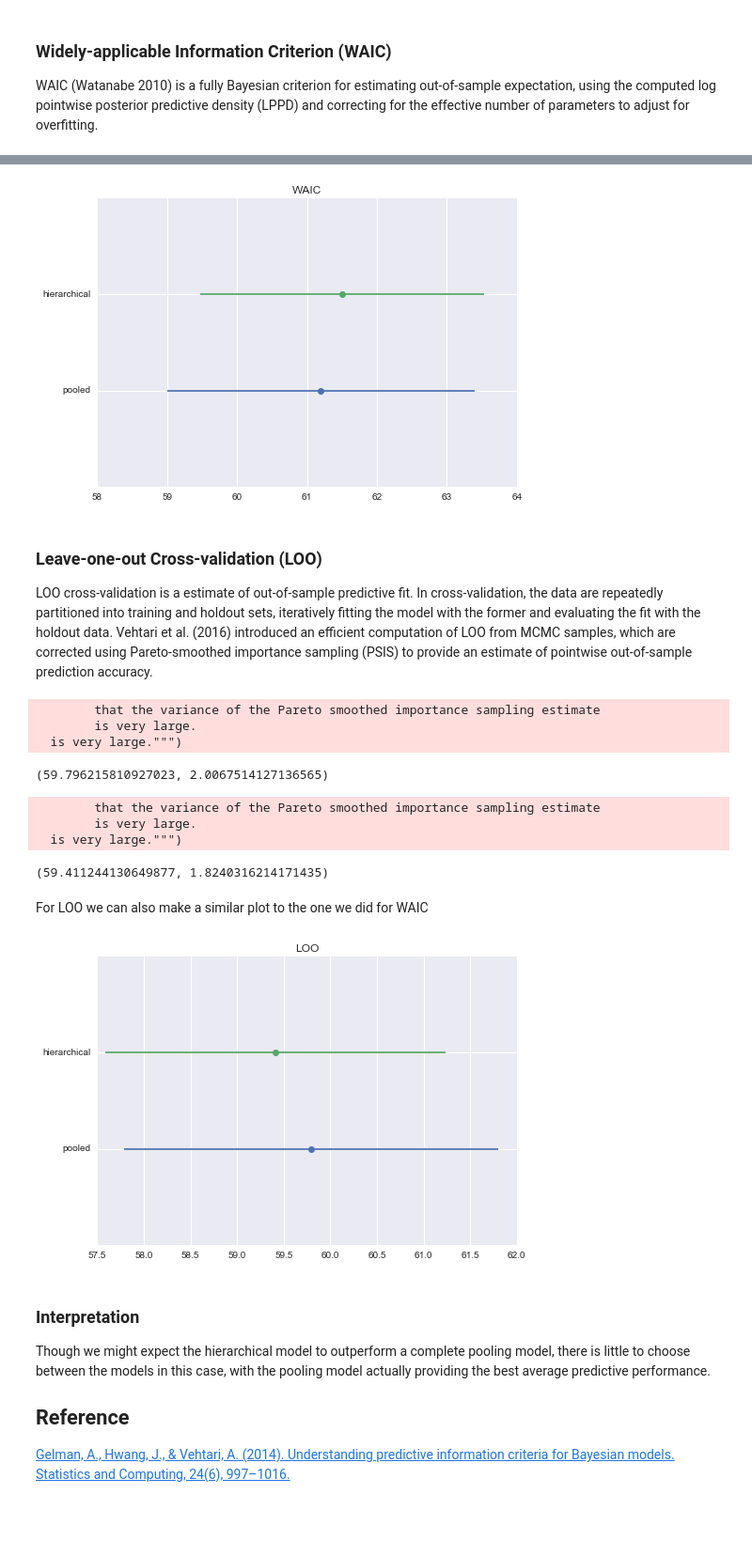
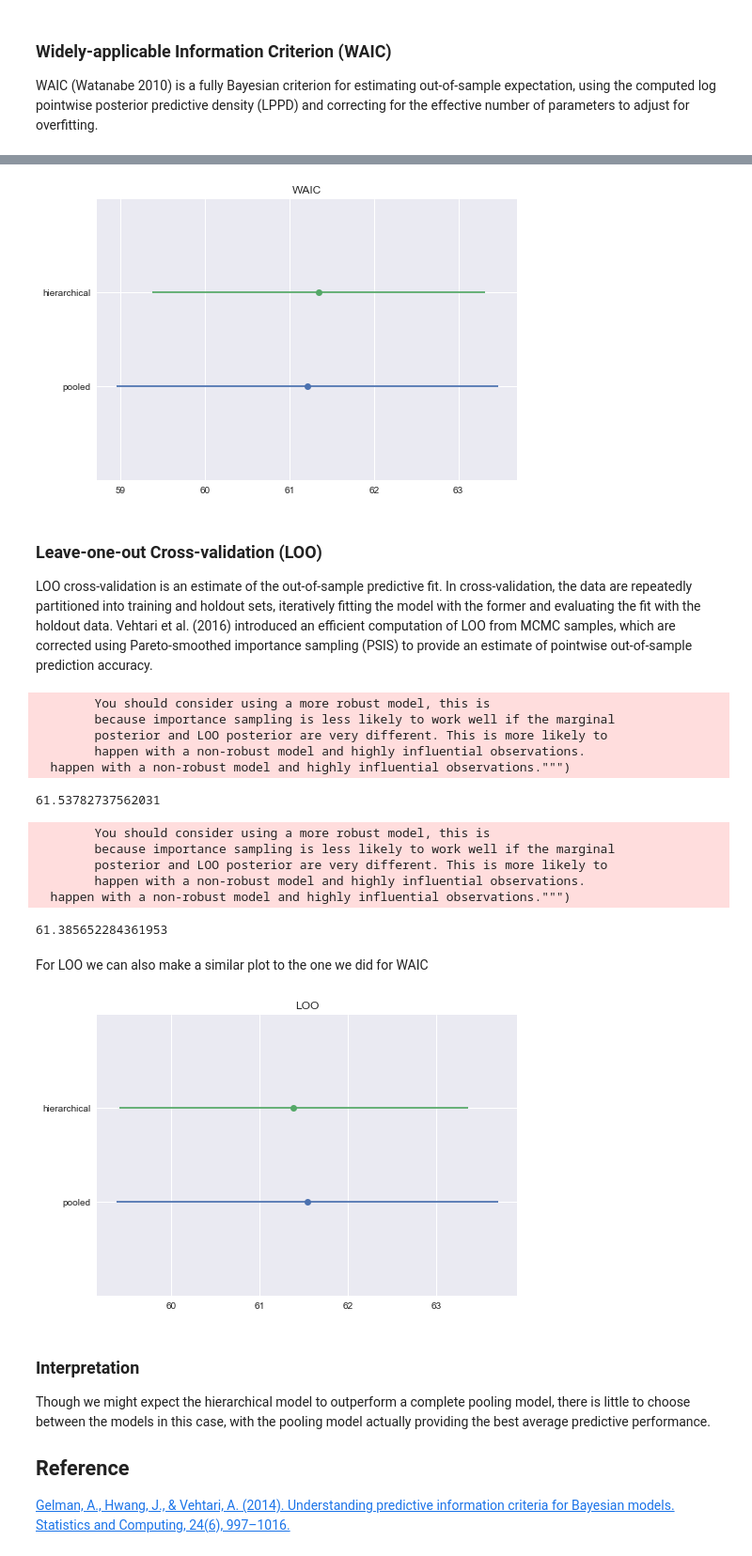
Before and after one commit to se7enstar25/pymc, a Jupyter notebook: docs/source/notebooks/Model Comparison.ipynb, the cells around one changed output, grey strips where cells are left out. Shown at 94% size. Cells and saved outputs as stored; diff of their text form; code cells hidden in the pictures; blank space fills up the shorter version.

```diff
--- a/docs/source/notebooks/Model Comparison.ipynb
+++ b/docs/source/notebooks/Model Comparison.ipynb
@@ -98,45 +95,49 @@ For WAIC PyMC3 reports a point estimate together its standard error. The standar
 # %%
-plt.errorbar(pooled_waic, 0, xerr=pooled_waic_se, fmt='o')
-plt.errorbar(hierarchical_waic, 1, xerr=hierarchical_waic_se, fmt='o')
+plt.errorbar(pooled_waic.WAIC, 0, xerr=pooled_waic.WAIC_se, fmt='o')
+plt.errorbar(hierarchical_waic.WAIC, 1, xerr=hierarchical_waic.WAIC_se, fmt='o')
 plt.title('WAIC')
 plt.yticks(np.arange(0, 2), ('pooled', 'hierarchical'))
 plt.ylim(-1, 2);
 # %% [output]
-[figure, old version]
+[figure, new version]
 # %% [markdown]
 ### Leave-one-out Cross-validation (LOO)
 
-LOO cross-validation is a estimate of out-of-sample predictive fit. In cross-validation, the data are repeatedly partitioned into training and holdout sets, iteratively fitting the model with the former and evaluating the fit with the holdout data. Vehtari et al. (2016) introduced an efficient computation of LOO from MCMC samples, which are corrected using Pareto-smoothed importance sampling (PSIS) to provide an estimate of pointwise out-of-sample prediction accuracy.
+LOO cross-validation is an estimate of the out-of-sample predictive fit. In cross-validation, the data are repeatedly partitioned into training and holdout sets, iteratively fitting the model with the former and evaluating the fit with the holdout data. Vehtari et al. (2016) introduced an efficient computation of LOO from MCMC samples, which are corrected using Pareto-smoothed importance sampling (PSIS) to provide an estimate of pointwise out-of-sample prediction accuracy.
 # %%
 with pooled:
-    pooled_loo, pooled_loo_se = loo(trace_p)
+    pooled_loo= loo(trace_p)
 
-pooled_loo, pooled_loo_se
+pooled_loo.LOO
 # %% [output]
-        that the variance of the Pareto smoothed importance sampling estimate
-        is very large.
-  is very large.""")
+        You should consider using a more robust model, this is
+        because importance sampling is less likely to work well if the marginal
+        posterior and LOO posterior are very different. This is more likely to
+        happen with a non-robust model and highly influential observations.
+  happen with a non-robust model and highly influential observations.""")
-(59.796215810927023, 2.0067514127136565)
+61.53782737562031
 # %%
 with hierarchical:
-    hierarchical_loo, hierarchical_loo_se  = loo(trace_h)
+    hierarchical_loo  = loo(trace_h)
 
-hierarchical_loo, hierarchical_loo_se
+hierarchical_loo.LOO
 # %% [output]
-        that the variance of the Pareto smoothed importance sampling estimate
-        is very large.
-  is very large.""")
+        You should consider using a more robust model, this is
+        because importance sampling is less likely to work well if the marginal
+        posterior and LOO posterior are very different. This is more likely to
+        happen with a non-robust model and highly influential observations.
+  happen with a non-robust model and highly influential observations.""")
-(59.411244130649877, 1.8240316214171435)
+61.385652284361953
 # %% [markdown]
 For LOO we can also make a similar plot to the one we did for WAIC
 # %%
-plt.errorbar(pooled_loo, 0, xerr=pooled_loo_se, fmt='o')
-plt.errorbar(hierarchical_loo, 1, xerr=hierarchical_loo_se, fmt='o')
+plt.errorbar(pooled_loo.LOO, 0, xerr=pooled_loo.LOO_se, fmt='o')
+plt.errorbar(hierarchical_loo.LOO, 1, xerr=hierarchical_loo.LOO_se, fmt='o')
 plt.title('LOO')
 plt.yticks(np.arange(0, 2), ('pooled', 'hierarchical'))
 plt.ylim(-1, 2);
 # %% [output]
-[figure, old version]
+[figure, new version]
 # %% [markdown]
 ### Interpretation
 
```
Also changed, not shown: parts of 9 cells of this notebook, 2 other files.
